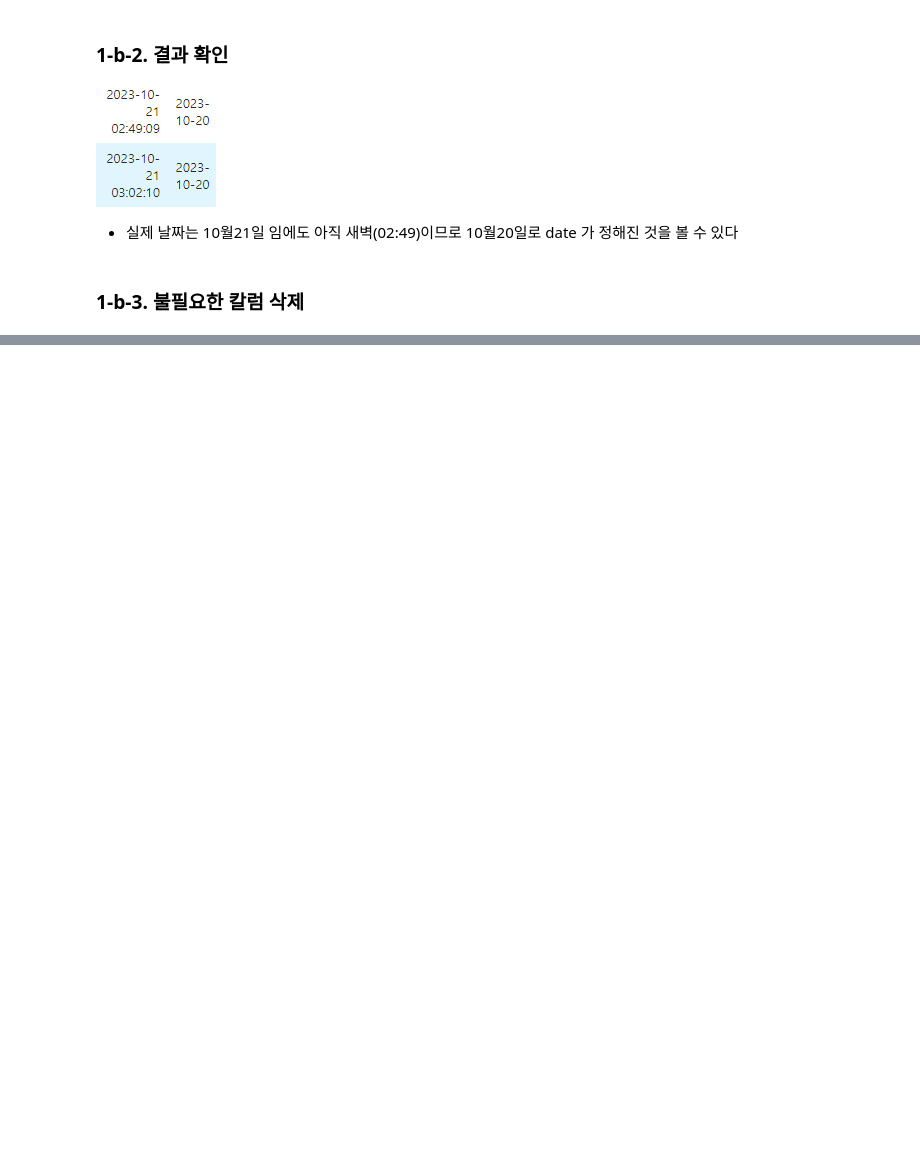
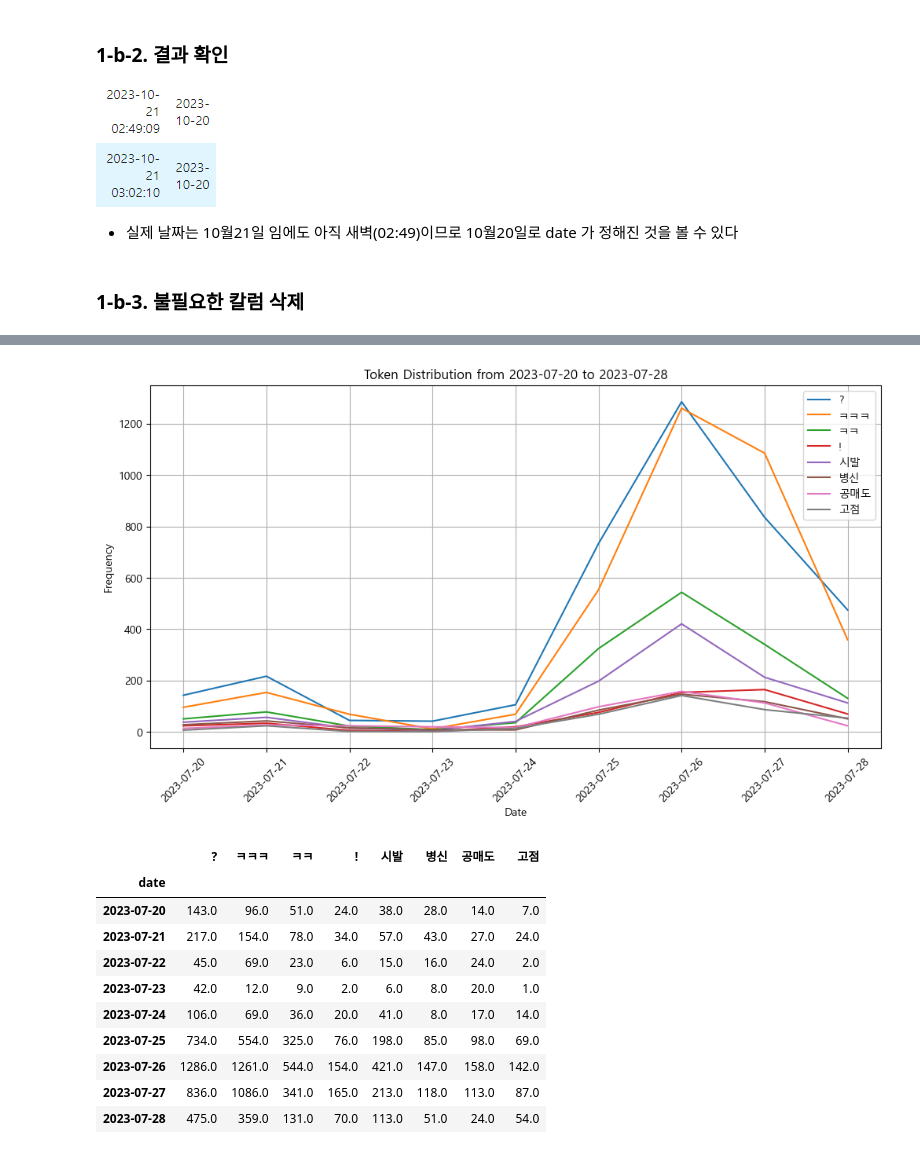
Before and after one commit to Kain7f1/Peak-Finder, a Jupyter notebook: test_ecopro/3_data_analysis/7_data_analysis.ipynb, the cells around one changed output, grey strips where cells are left out. Cells and saved outputs as stored; diff of their text form; code cells hidden in the pictures; blank space fills up the shorter version.

```diff
--- a/test_ecopro/3_data_analysis/7_data_analysis.ipynb
+++ b/test_ecopro/3_data_analysis/7_data_analysis.ipynb
@@ -154,0 +229,19 @@ data.head(3)
+# %%
+df = df_date
+start_date = '2023-07-20'
+end_date = '2023-07-28'
+tokens = ['?', 'ㅋㅋㅋ', 'ㅋㅋ', '!', '시발', '병신', '공매도', '고점']
+analyze_token_distribution(df, start_date, end_date, tokens)
+# %% [output]
+[figure, added]
+|  | ? | ㅋㅋㅋ | ㅋㅋ | ! | 시발 | 병신 | 공매도 | 고점 |
+| date |  |  |  |  |  |  |  |  |
+| 2023-07-20 | 143.0 | 96.0 | 51.0 | 24.0 | 38.0 | 28.0 | 14.0 | 7.0 |
+| 2023-07-21 | 217.0 | 154.0 | 78.0 | 34.0 | 57.0 | 43.0 | 27.0 | 24.0 |
+| 2023-07-22 | 45.0 | 69.0 | 23.0 | 6.0 | 15.0 | 16.0 | 24.0 | 2.0 |
+| 2023-07-23 | 42.0 | 12.0 | 9.0 | 2.0 | 6.0 | 8.0 | 20.0 | 1.0 |
+| 2023-07-24 | 106.0 | 69.0 | 36.0 | 20.0 | 41.0 | 8.0 | 17.0 | 14.0 |
+| 2023-07-25 | 734.0 | 554.0 | 325.0 | 76.0 | 198.0 | 85.0 | 98.0 | 69.0 |
+| 2023-07-26 | 1286.0 | 1261.0 | 544.0 | 154.0 | 421.0 | 147.0 | 158.0 | 142.0 |
+| 2023-07-27 | 836.0 | 1086.0 | 341.0 | 165.0 | 213.0 | 118.0 | 113.0 | 87.0 |
+| 2023-07-28 | 475.0 | 359.0 | 131.0 | 70.0 | 113.0 | 51.0 | 24.0 | 54.0 |
```
Also changed, not shown: parts of 15 cells of this notebook, 3 other files.
